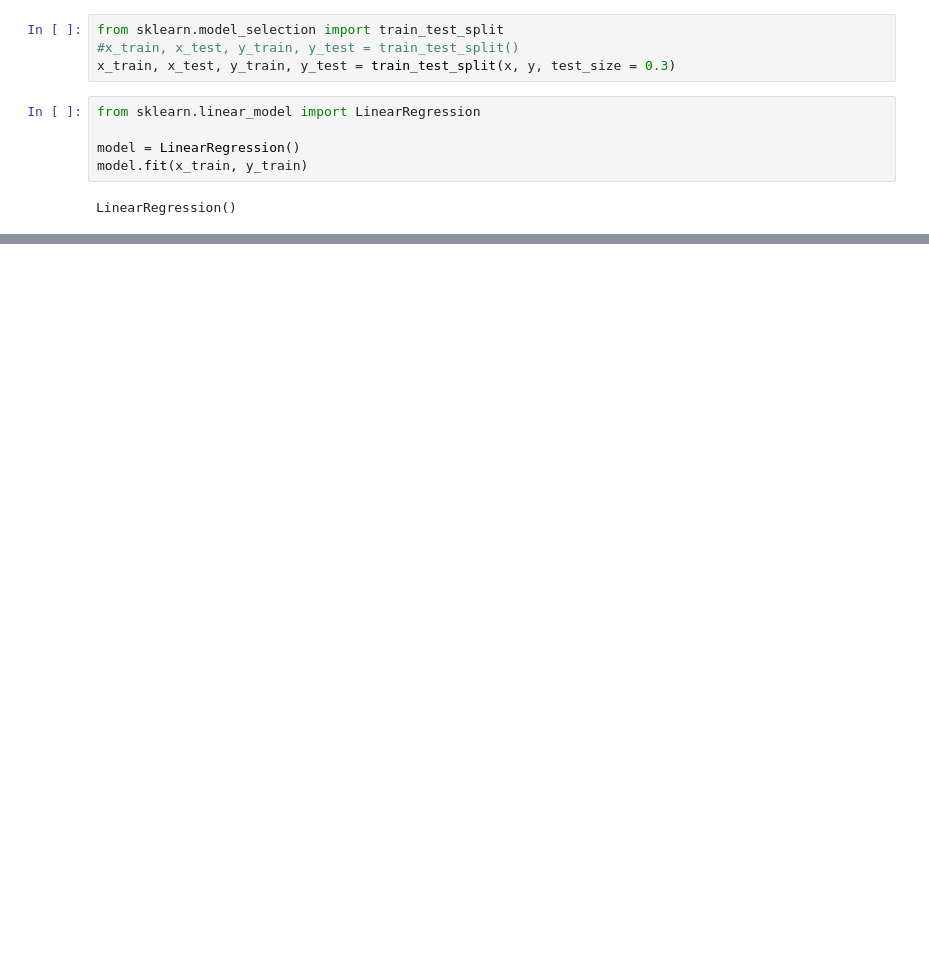
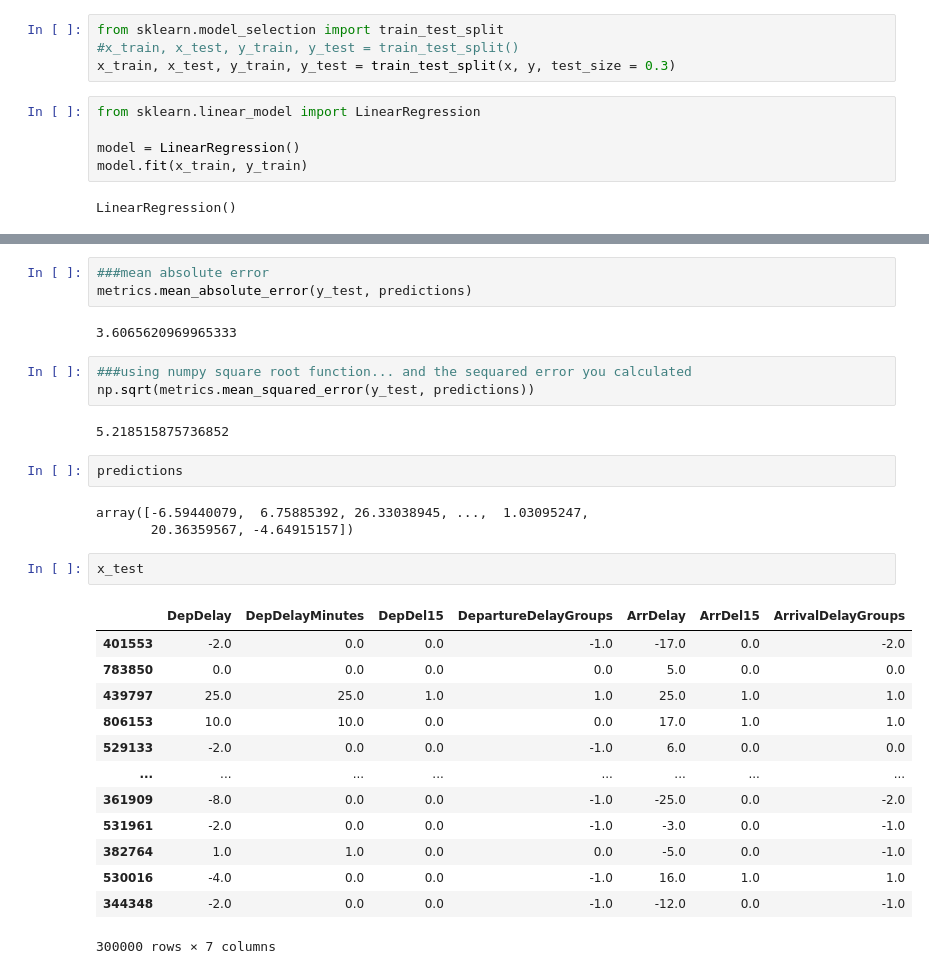
Before and after one commit to VaughnHamilton/airline_delay_prediction, a Jupyter notebook: NB_project2.ipynb, the cells around one changed output, grey strips where cells are left out. Saved outputs shown, nothing was run; the diff lists cells and outputs as text; blank space fills up the shorter version.

```diff
--- a/NB_project2.ipynb
+++ b/NB_project2.ipynb
@@ -355,0 +468,31 @@ LinearRegression()
+# %%
+###mean absolute error
+metrics.mean_absolute_error(y_test, predictions)
+# %% [output]
+3.6065620969965333
+# %%
+###using numpy square root function... and the sequared error you calculated
+np.sqrt(metrics.mean_squared_error(y_test, predictions))
+# %% [output]
+5.218515875736852
+# %%
+predictions
+# %% [output]
+array([-6.59440079,  6.75885392, 26.33038945, ...,  1.03095247,
+       20.36359567, -4.64915157])
+# %%
+x_test
+# %% [output]
+|  | DepDelay | DepDelayMinutes | DepDel15 | DepartureDelayGroups | ArrDelay | ArrDel15 | ArrivalDelayGroups |
+| 401553 | -2.0 | 0.0 | 0.0 | -1.0 | -17.0 | 0.0 | -2.0 |
+| 783850 | 0.0 | 0.0 | 0.0 | 0.0 | 5.0 | 0.0 | 0.0 |
+| 439797 | 25.0 | 25.0 | 1.0 | 1.0 | 25.0 | 1.0 | 1.0 |
+| 806153 | 10.0 | 10.0 | 0.0 | 0.0 | 17.0 | 1.0 | 1.0 |
+| 529133 | -2.0 | 0.0 | 0.0 | -1.0 | 6.0 | 0.0 | 0.0 |
+| ... | ... | ... | ... | ... | ... | ... | ... |
+| 361909 | -8.0 | 0.0 | 0.0 | -1.0 | -25.0 | 0.0 | -2.0 |
+| 531961 | -2.0 | 0.0 | 0.0 | -1.0 | -3.0 | 0.0 | -1.0 |
+| 382764 | 1.0 | 1.0 | 0.0 | 0.0 | -5.0 | 0.0 | -1.0 |
+| 530016 | -4.0 | 0.0 | 0.0 | -1.0 | 16.0 | 1.0 | 1.0 |
+| 344348 | -2.0 | 0.0 | 0.0 | -1.0 | -12.0 | 0.0 | -1.0 |
+300000 rows × 7 columns
```
Also changed, not shown: parts of 27 cells of this notebook.
